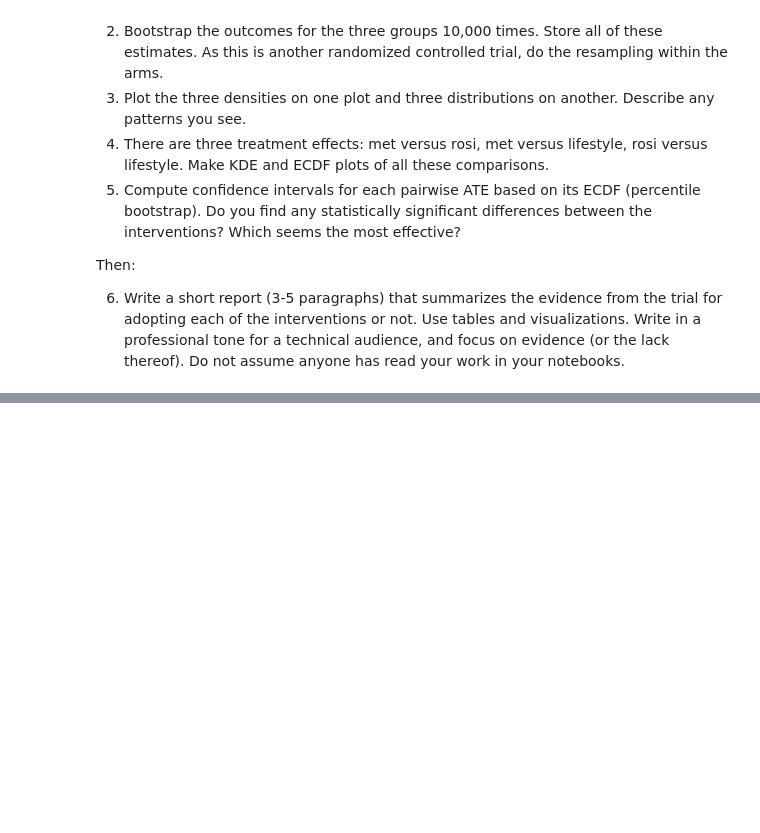
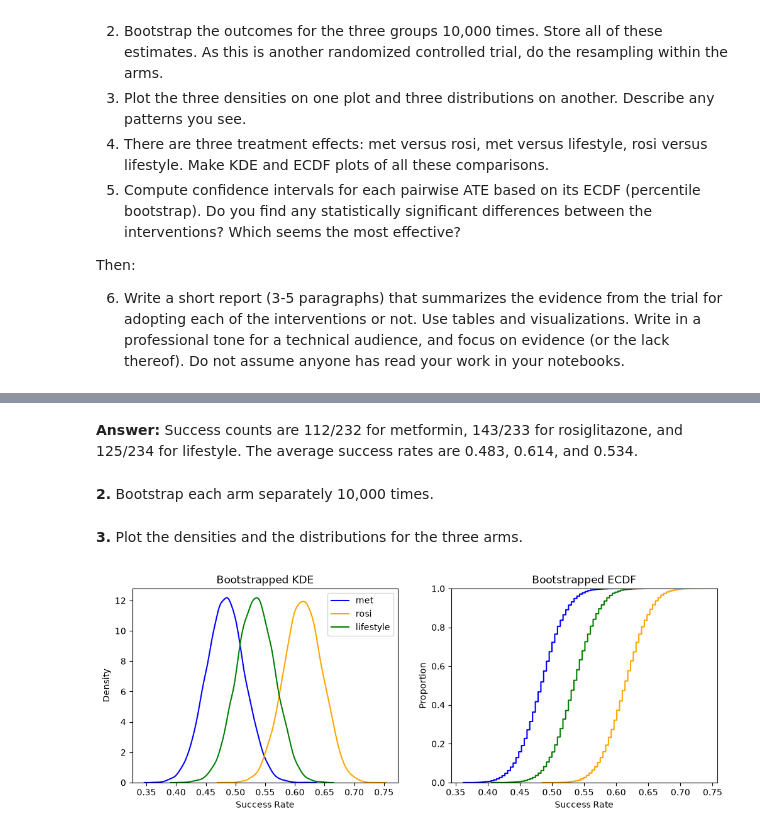
Before and after one commit to DS-5030-Understanding-Uncertainty/uu_bootstrap, a Jupyter notebook: Thursday_lab/lab_06.ipynb, the cells around one changed output, grey strips where cells are left out. Cells and saved outputs as stored; diff of their text form; code cells hidden in the pictures; blank space fills up the shorter version.

```diff
--- a/Thursday_lab/lab_06.ipynb
+++ b/Thursday_lab/lab_06.ipynb
@@ -197,0 +214,6 @@ Then:
+# %%
+df2 = pd.read_csv('./data/diabetes.csv')
+df2['y'] = (df2['outcome'] == 'success').astype(int)
+
+print(pd.crosstab(df2['treatment'], df2['outcome']), chr(10))
+print(df2.groupby('treatment')['y'].mean().round(3))
@@ -197,0 +232,38 @@ Then:
+# %% [markdown]
+**Answer:** Success counts are 112/232 for metformin, 143/233 for rosiglitazone, and 125/234 for lifestyle. The average success rates are 0.483, 0.614, and 0.534.
+# %% [markdown]
+**2.** Bootstrap each arm separately 10,000 times.
+# %%
+R = 10_000
+arms = ['met', 'rosi', 'lifestyle']
+groups = {a: df2.loc[df2['treatment'] == a, :] for a in arms}
+boot = {a: [] for a in arms}
+
+for t in range(R):
+    for a in arms:
+        boot[a].append(groups[a].sample(frac=1.0, replace=True)['y'].mean())
+
+boot = pd.DataFrame(boot)
+
+# Pairwise ATEs
+ates = pd.DataFrame({
+    'met - rosi': boot['met'] - boot['rosi'],
+    'met - lifestyle': boot['met'] - boot['lifestyle'],
+    'rosi - lifestyle': boot['rosi'] - boot['lifestyle'],
+})
+# %% [markdown]
+**3.** Plot the densities and the distributions for the three arms.
+# %%
+colors = {'met': 'blue', 'rosi': 'orange', 'lifestyle': 'green'}
+fig, ax = plt.subplots(1, 2, figsize=(12, 4))
+
+for a in arms:
+    sns.kdeplot(boot[a], label=a, color=colors[a], ax=ax[0])
+    sns.ecdfplot(boot[a], label=a, color=colors[a], ax=ax[1])
+
+ax[0].set(title='Bootstrapped KDE', xlabel='Success Rate', ylabel='Density')
+ax[1].set(title='Bootstrapped ECDF', xlabel='Success Rate', ylabel='Proportion')
+ax[0].legend()
+plt.show()
+# %% [output]
+[figure, added]
```
Also changed, not shown: parts of 21 cells of this notebook.
